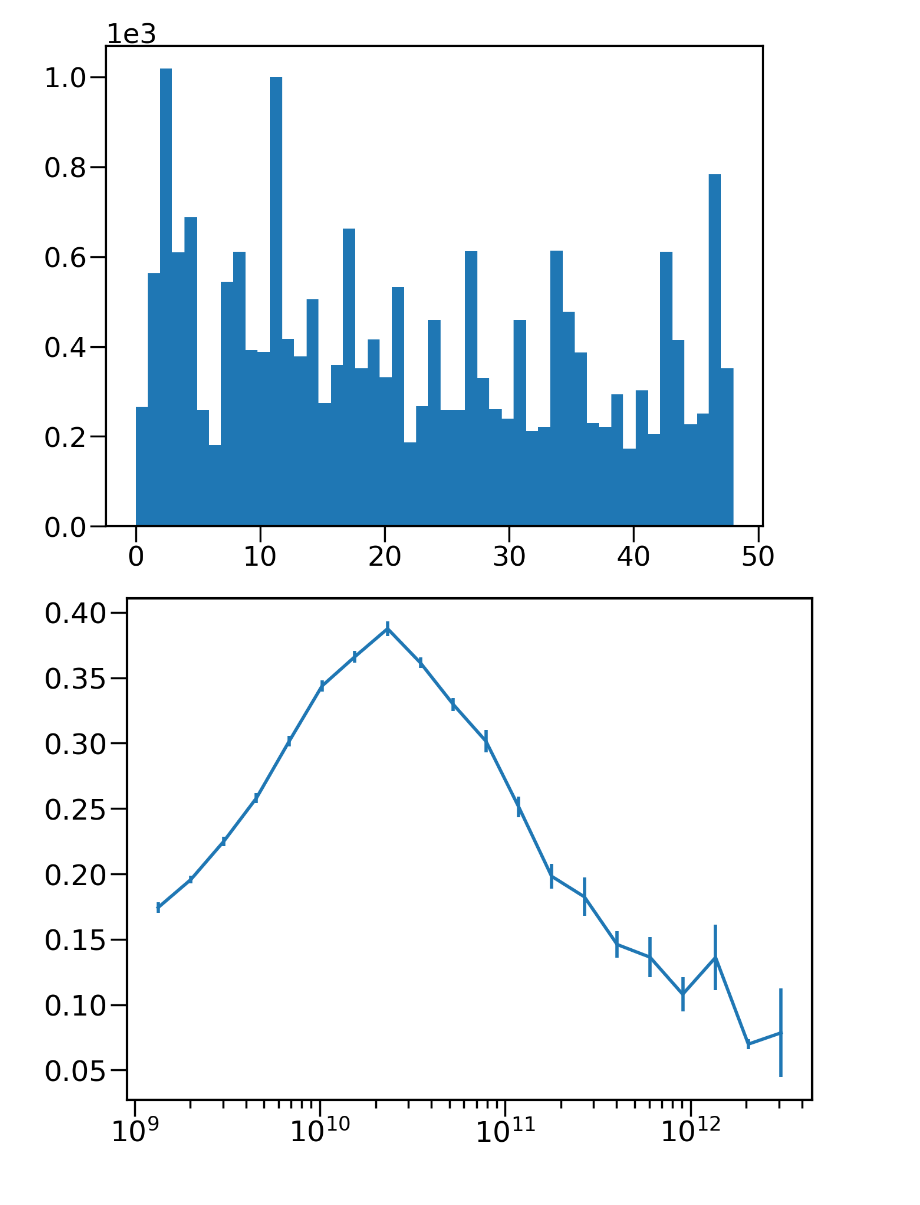
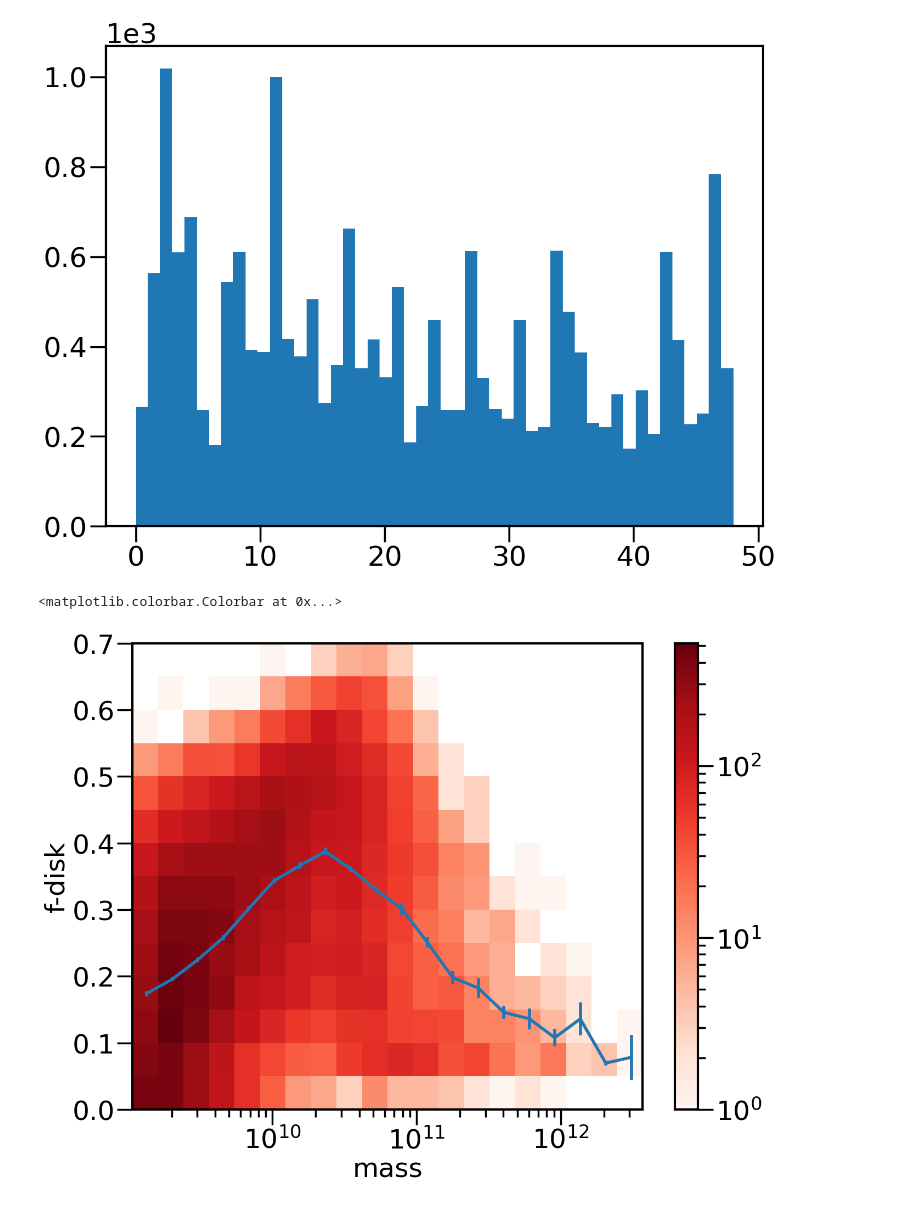
Before and after one commit to sukhdeep2/corr_pc, a Jupyter notebook: Gen_inp_Periodic_box-size.ipynb, the cells around one changed output. Drawn from its saved outputs; the diff is of its cells as text; code cells hidden in the pictures.

Commit message:
added hist to example plot

```diff
--- a/Gen_inp_Periodic_box-size.ipynb
+++ b/Gen_inp_Periodic_box-size.ipynb
@@ -292,9 +292,12 @@ def calc_mean_jk(mean_func=calc_mean,jk_col='jk',njk=None,xvar='',yvar='',data=[
 # %%
 bins,bc,m=calc_mean_jk(jk_col='jk',data=S_dat,xvar='mass',yvar='f_disk',xlog=True)
 # %%
+_=hist2d(np.float64(S_dat['mass']),S_dat['f_disk'],bins=[np.float64(bins),np.linspace(0,0.7,15)],norm=LogNorm(),cmap='Reds')
 errorbar(bc,m['jk_mean'],m['jk_err'])
 xscale('log')
 xlabel('mass')
-ylabel('f-d')
+ylabel('f-disk')
+colorbar()
 # %% [output]
+<matplotlib.colorbar.Colorbar at 0x...>
-[figure, old version]
+[figure, new version]
```
